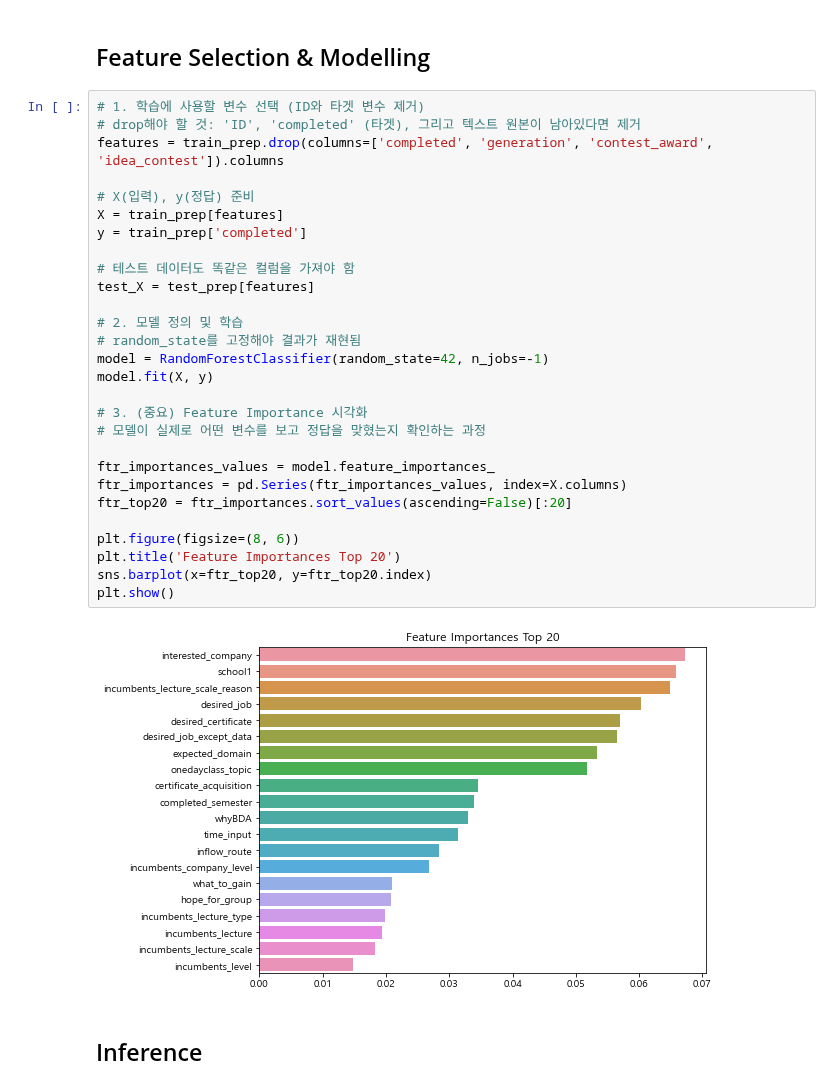
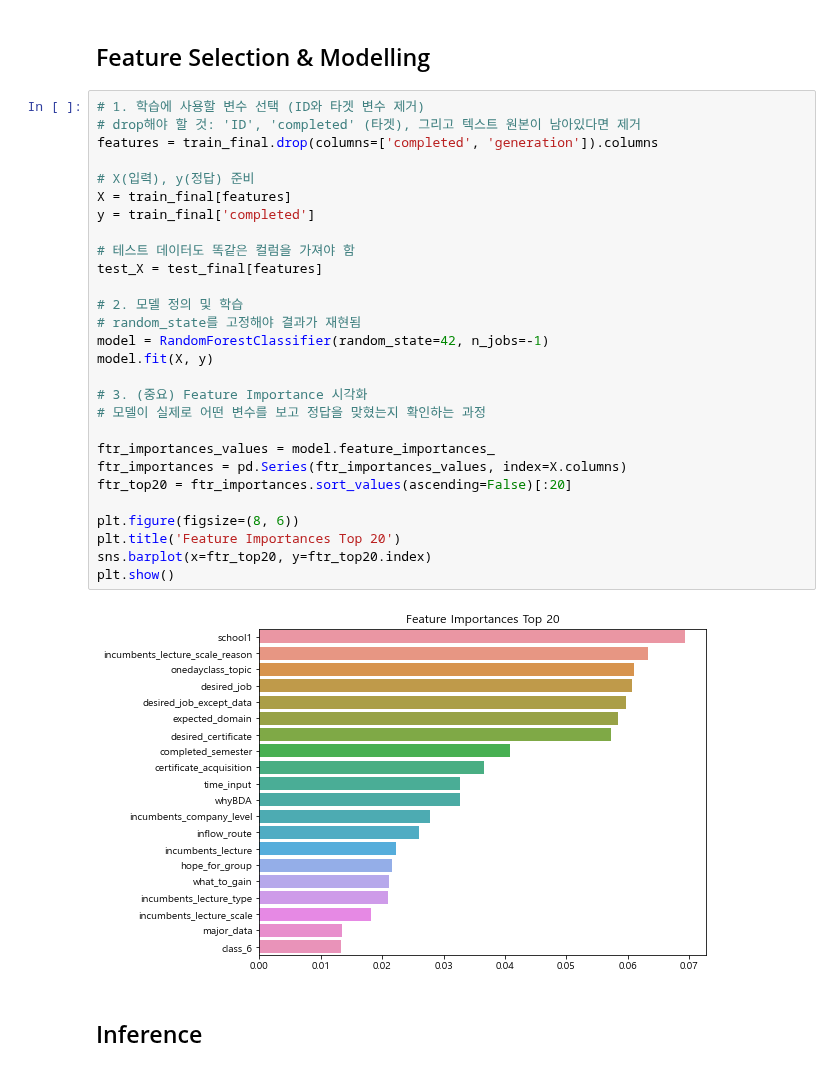
Before and after one commit to g1fted13/DACON_BDA_2nd, a Jupyter notebook: open/baseline.ipynb, the cells around one changed output. Drawn from its saved outputs; the diff is of its cells as text.

```diff
--- a/open/baseline.ipynb
+++ b/open/baseline.ipynb
@@ -378,33 +489,33 @@ sns.heatmap(train_prep.corr().round(2), annot = True)
 # %%
 # 1. 학습에 사용할 변수 선택 (ID와 타겟 변수 제거)
 # drop해야 할 것: 'ID', 'completed' (타겟), 그리고 텍스트 원본이 남아있다면 제거
-features = train_prep.drop(columns=['completed', 'generation', 'contest_award', 'idea_contest']).columns
+features = train_final.drop(columns=['completed', 'generation']).columns
 
 # X(입력), y(정답) 준비
-X = train_prep[features]
-y = train_prep['completed']
+X = train_final[features]
+y = train_final['completed']
 
 # 테스트 데이터도 똑같은 컬럼을 가져야 함
-test_X = test_prep[features]
+test_X = test_final[features]
 
 # 2. 모델 정의 및 학습
 # random_state를 고정해야 결과가 재현됨
 model = RandomForestClassifier(random_state=42, n_jobs=-1)
 model.fit(X, y)
 
 # 3. (중요) Feature Importance 시각화
 # 모델이 실제로 어떤 변수를 보고 정답을 맞혔는지 확인하는 과정
 
 ftr_importances_values = model.feature_importances_
 ftr_importances = pd.Series(ftr_importances_values, index=X.columns)
 ftr_top20 = ftr_importances.sort_values(ascending=False)[:20]
 
 plt.figure(figsize=(8, 6))
 plt.title('Feature Importances Top 20')
 sns.barplot(x=ftr_top20, y=ftr_top20.index)
 plt.show()
 # %% [output]
-[figure, old version]
+[figure, new version]
 # %% [markdown]
 ## Inference
 # %%
```
Also changed, not shown: parts of 7 cells of this notebook.
